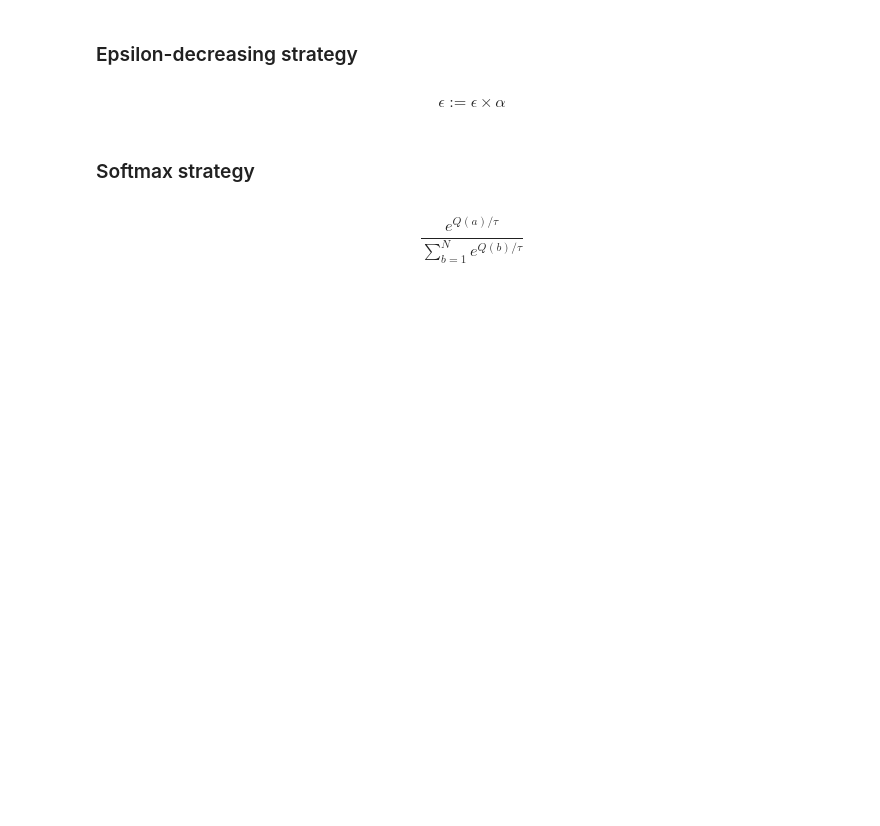
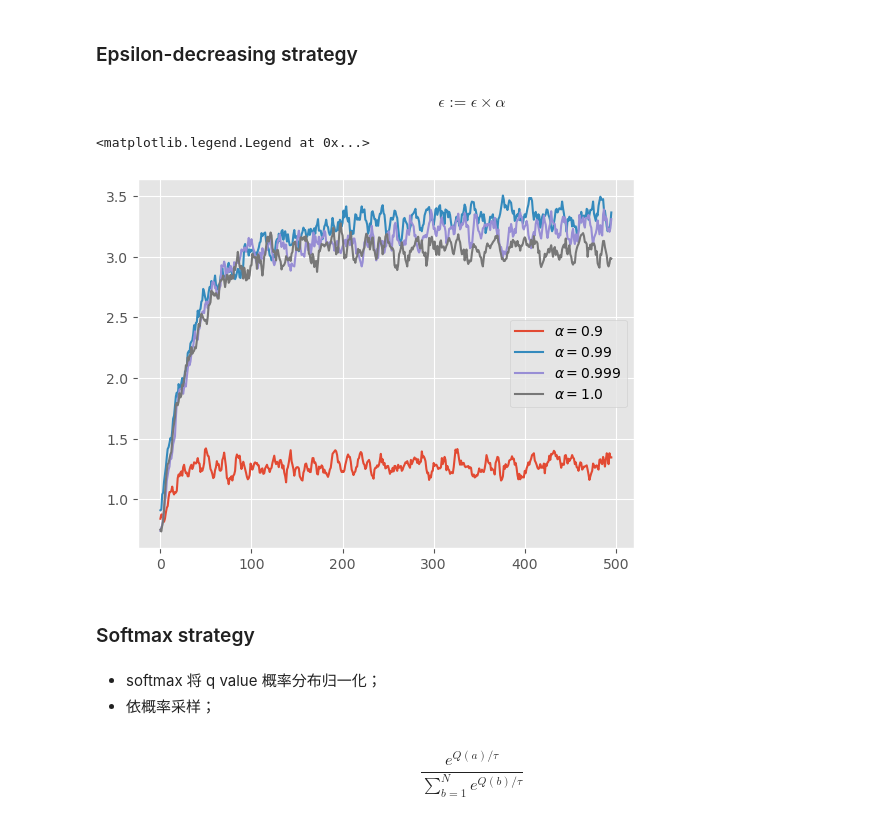
Before and after one commit to chunhuizhang/personal_chatgpt, a Jupyter notebook: tutorials/drl/multi_armed_bandits.ipynb, the cells around one changed output. Saved outputs shown, nothing was run; the diff lists cells and outputs as text; code cells hidden in the pictures; blank space fills up the shorter version.

```diff
--- a/tutorials/drl/multi_armed_bandits.ipynb
+++ b/tutorials/drl/multi_armed_bandits.ipynb
@@ -167,8 +171,26 @@ class EpsilonDecreasing(MultiArmedBandit):
         result = self.epsilon_greedy_bandit.select(state, actions, qfunction)
         self.epsilon_greedy_bandit.epsilon *= self.alpha
         return result
+# %%
+alpha09 = run_bandit(EpsilonDecreasing(alpha=0.9))
+alpha099 = run_bandit(EpsilonDecreasing(alpha=0.99))
+alpha0999 = run_bandit(EpsilonDecreasing(alpha=0.999))
+alpha1 = run_bandit(EpsilonDecreasing(alpha=1))
+# %%
+plt.style.use('ggplot')
+plt.plot(moving_average(np.asarray(alpha09).mean(axis=0)))
+plt.plot(moving_average(np.asarray(alpha099).mean(axis=0)))
+plt.plot(moving_average(np.asarray(alpha0999).mean(axis=0)))
+plt.plot(moving_average(np.asarray(alpha1).mean(axis=0)))
+plt.legend(['$\\alpha=0.9$', '$\\alpha=0.99$', '$\\alpha=0.999$', '$\\alpha=1.0$'])
+# %% [output]
+<matplotlib.legend.Legend at 0x...>
+[figure, added]
 # %% [markdown]
 ### Softmax strategy
+# %% [markdown]
+- softmax 将 q value 概率分布归一化；
+- 依概率采样；
 # %% [markdown]
 $$
 \frac{e^{Q(a)/\tau}}{\sum_{b=1}^{N} e^{Q(b)/\tau}}
```
Also changed, not shown: parts of 9 cells of this notebook.
